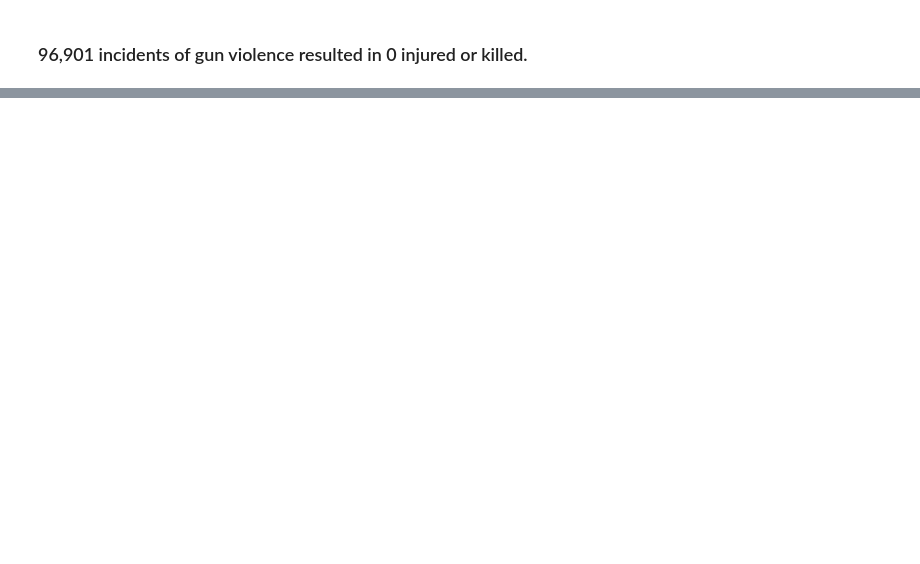
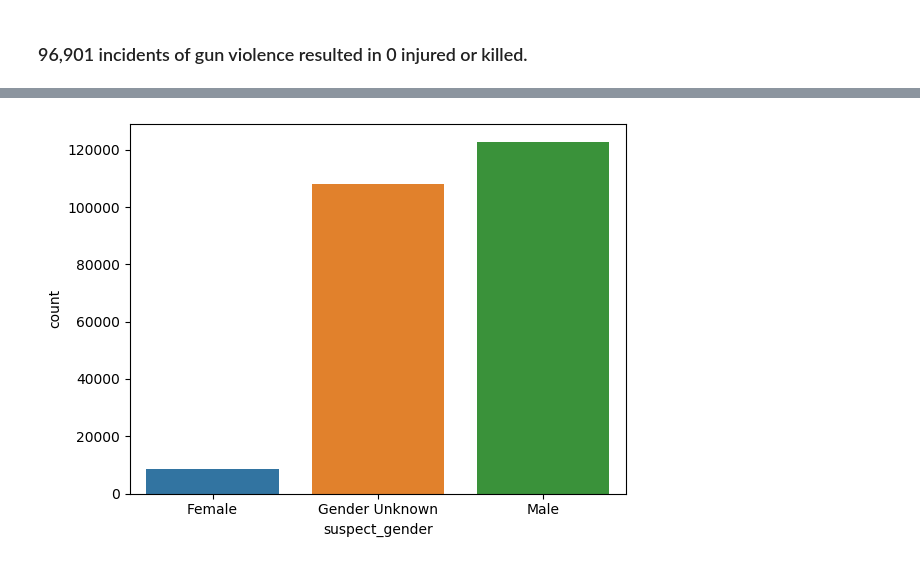
Before and after one commit to vivianndo/ads508_gunviolence, a Jupyter notebook: project.ipynb, the cells around one changed output, grey strips where cells are left out. Drawn from its saved outputs; the diff is of its cells as text; code cells hidden in the pictures; blank space fills up the shorter version.

```diff
--- a/project.ipynb
+++ b/project.ipynb
@@ -1017,0 +1114,95 @@ no_injury
+# %%
+def has_numbers(inputString):
+    if inputString != 'Male' and inputString != 'Female':
+        #print("stop here")
+        pass
+
+    #print(type(inputString))
+    for char in inputString:
+        result = char.isdigit()
+        if(result == True):
+            return result
+    #return any(char.isdigit() for char in inputString)
+
+print("size of dataframe at start: %d" % len(df))
+
+df['suspect_gender'] = ''
+df[['suspect_gender']] = df[['suspect_gender']].apply(str)
+# 0 = male
+# 1 = female
+
+# parse each column into readable form
+for i, row in df.iterrows():
+
+    temp = row['participant_type']
+    #print("participant_gender row %s" % temp)
+
+    if isinstance(temp, float):
+        continue
+    #match = re.findall('\d*::\d*Subject-Suspect', temp)
+    match = re.findall('\d*::Subject-Suspect', temp)
+
+    if len(match) == 0:
+        continue
+    elif 'Subject-Suspect' not in match[0]:
+        continue
+
+
+    for keyval in match:
+        if '::' in str(keyval):
+            #print("keyval: %s" % keyval)
+            part_value = str(keyval).split('::')
+            part_index = part_value[0]
+
+            temp_age_group = row['participant_gender']
+            regex = part_index + '::(.*)'
+            #print("regex: %s" % regex)
+            #print("temp_age_group: %s" % temp_age_group)
+            if not isinstance(temp_age_group, float):
+                match_age = re.findall(regex, temp_age_group)
+                #print("match_age: %s" % match_age)
+                if len(match_age) != 0:
+                    if '||' in match_age[0]:
+                        element = match_age[0].split('||')
+                        if element[0] == '':
+                            #print("empty element: --%s--" % element[0])
+                            pass
+                        else:
+                            if has_numbers(element[0]):
+                                df.at[i, 'suspect_gender'] = 'Gender Unknown'
+                            else:
+                                df.at[i, 'suspect_gender'] = element[0]
+                    else:
+                        if match_age[0] == '':
+                            #print("do nothing")
+                            pass
+                        else:
+                            if has_numbers(match_age[0]):
+                                df.at[i, 'suspect_gender'] = 'Gender Unknown'
+                            else:
+                                df.at[i, 'suspect_gender'] = match_age[0]
+                        #print("i = %d" % i)
+                else:
+                    continue
+
+
+#print(df['suspect_gender'].value_counts())
+plt.clf()
+#print("number of rows before dropna(): %d" % len(df))
+df_temp = df.dropna(subset=['suspect_gender'])
+#print("number of rows after dropna(): %d" % len(df_temp))
+#df_temp['suspect_gender'] = df['suspect_gender'].replace('0', 'Unknown')
+
+for i,row in df_temp.iterrows():
+    result = row['suspect_gender']
+    if result != 'Female' and result != 'Male':
+        df_temp.at[i, 'suspect_gender'] = 'Gender Unknown'
+    #print(result)
+
+import seaborn as sns
+
+df = df_temp.copy()
+
+sns.countplot(x = df['suspect_gender'], data = df)
+plt.show()
+# %% [output]
@@ -1017,0 +1210 @@ no_injury
+[figure, added]
```
Also changed, not shown: parts of 30 cells of this notebook.
